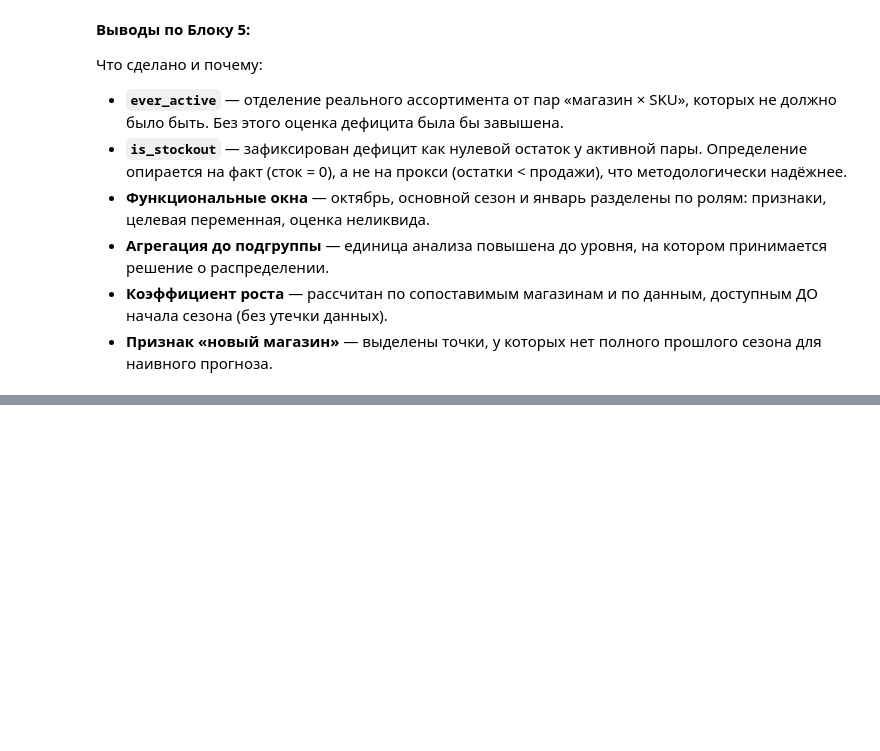
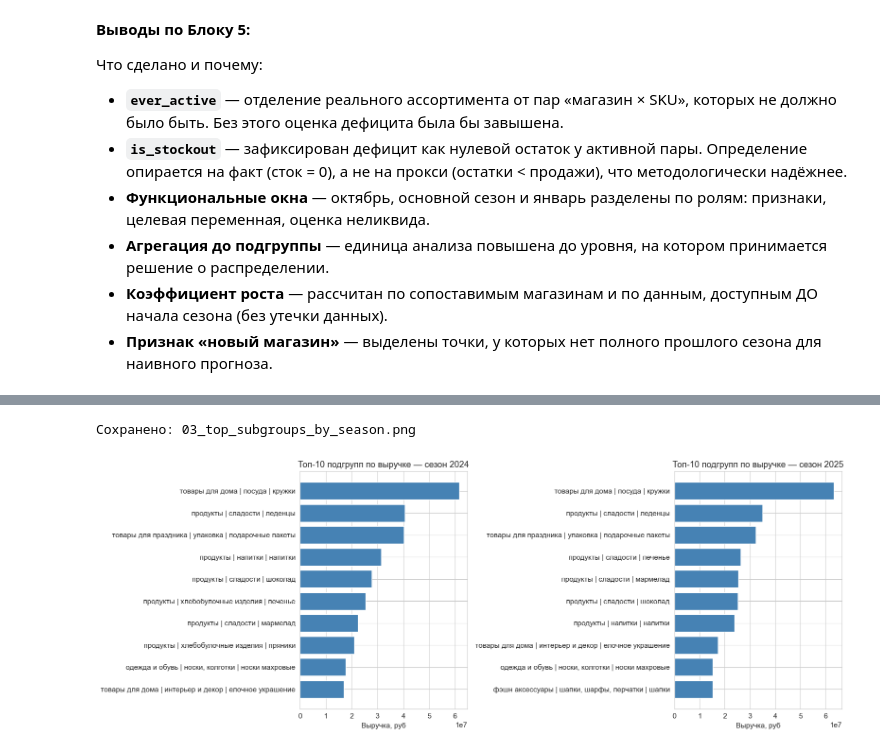
Before and after one commit to AnastasiyaEremina/final_project_hse_eremina, a Jupyter notebook: notebooks/code0908.ipynb, the cells around one changed output, grey strips where cells are left out. Drawn from its saved outputs; the diff is of its cells as text; code cells hidden in the pictures; blank space fills up the shorter version.

```diff
--- a/notebooks/code0908.ipynb
+++ b/notebooks/code0908.ipynb
@@ -641,0 +779,23 @@ print(f"\nКоэффициент роста сети (октябрь): {growth_c
+# %%
+# Подблок 6.5 — Сравнение сезонов: топ подгрупп по выручке (приоритизация идёт по рублям, а не по штукам — иначе дешёвая мелочёвка (упаковка, сладости) обгонит дорогие подгруппы просто за счёт количества)
+top_subgroups = (
+    df_season.groupby(["season", "subgroup_key"], as_index=False)["sales_rub"].sum()
+)
+
+fig, axes = plt.subplots(1, 2, figsize=(16, 6))
+for ax, season in zip(axes, sorted(df_season["season"].unique())):
+    top10 = (
+        top_subgroups[top_subgroups["season"] == season]
+        .nlargest(10, "sales_rub")
+        .sort_values("sales_rub")
+    )
+    ax.barh(top10["subgroup_key"], top10["sales_rub"], color="steelblue")
+    ax.set_title(f"Топ-10 подгрупп по выручке — сезон {season}")
+    ax.set_xlabel("Выручка, руб")
+
+plt.tight_layout()
+save_fig(fig, "03_top_subgroups_by_season")
+plt.show()
+# %% [output]
+Сохранено: 03_top_subgroups_by_season.png
+[figure, added]
```
Also changed, not shown: parts of 40 cells of this notebook, 7 other files.
